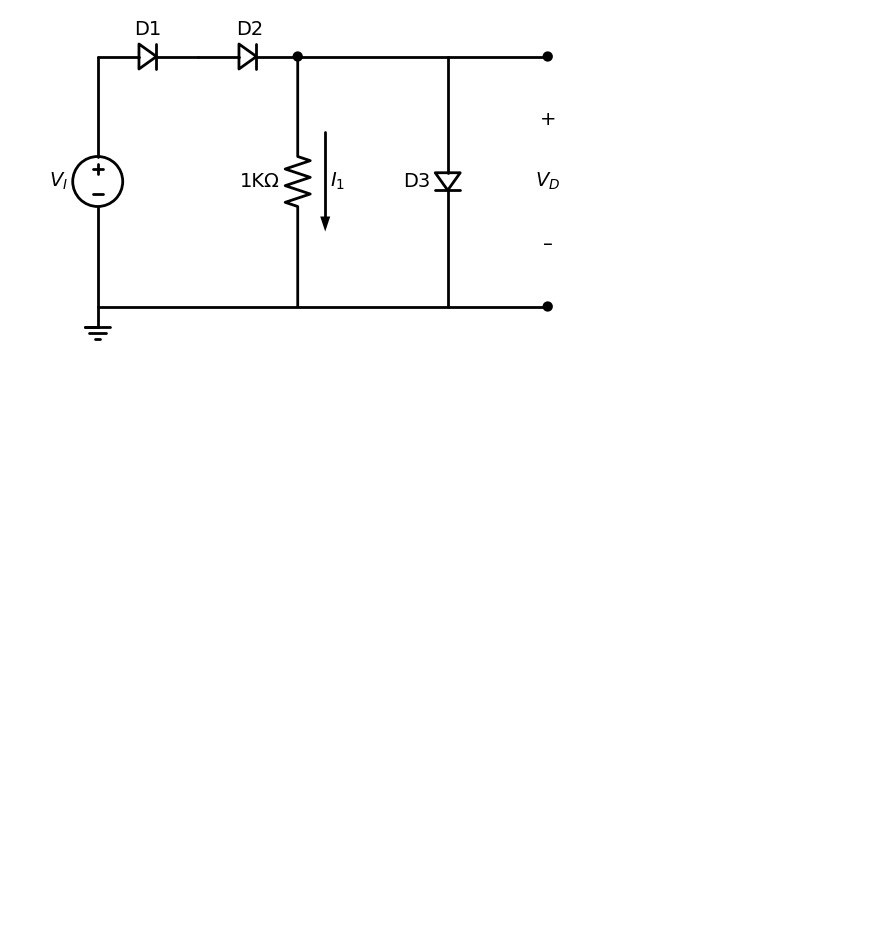
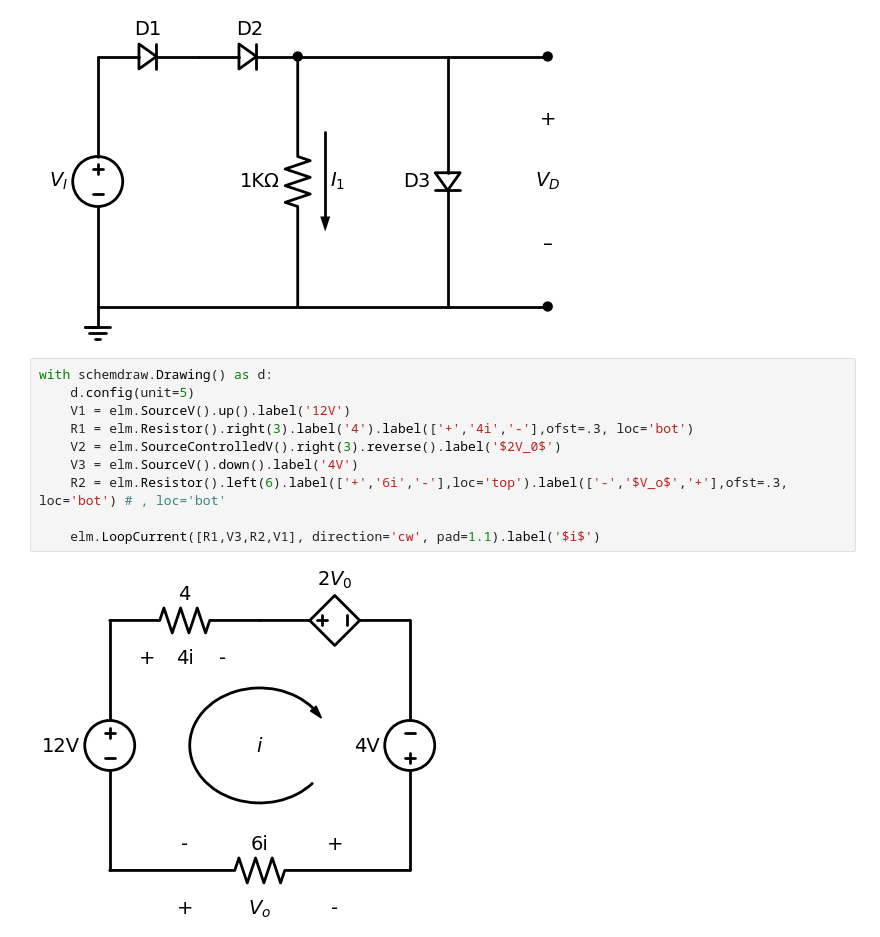
Before and after one commit to funmv/course_electricity, a Jupyter notebook: SchemDraw.ipynb, the cells around one changed output. Saved outputs shown, nothing was run; the diff lists cells and outputs as text; blank space fills up the shorter version.

```diff
--- a/SchemDraw.ipynb
+++ b/SchemDraw.ipynb
@@ -226,3 +235,15 @@ with schemdraw.Drawing() as d:
     elm.Gap().toy(G.start).label(['+', '$V_D$', '–'], loc='bot')
 # %% [output]
 [figure]
+# %%
+with schemdraw.Drawing() as d:
+    d.config(unit=5)
+    V1 = elm.SourceV().up().label('12V')
+    R1 = elm.Resistor().right(3).label('4').label(['+','4i','-'],ofst=.3, loc='bot')
+    V2 = elm.SourceControlledV().right(3).reverse().label('$2V_0$')
+    V3 = elm.SourceV().down().label('4V')
+    R2 = elm.Resistor().left(6).label(['+','6i','-'],loc='top').label(['-','$V_o$','+'],ofst=.3, loc='bot') # , loc='bot'
+
+    elm.LoopCurrent([R1,V3,R2,V1], direction='cw', pad=1.1).label('$i$')
+# %% [output]
+[figure, added]
```
Also changed, not shown: parts of 4 cells of this notebook.
